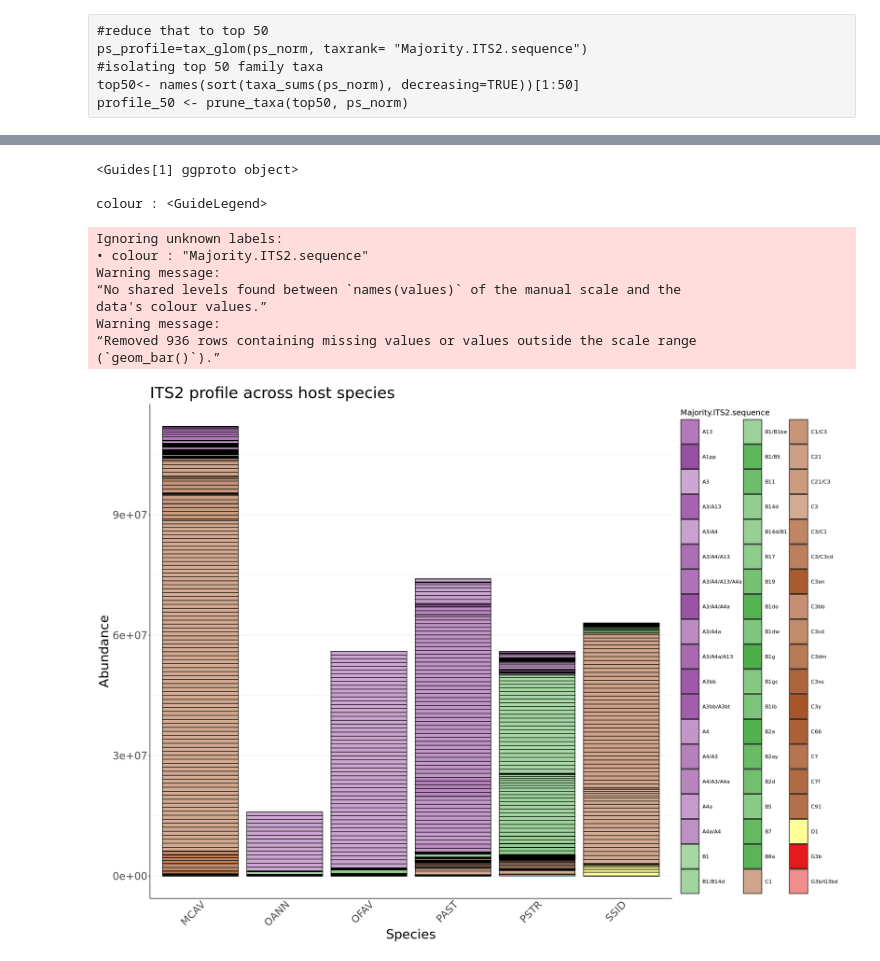
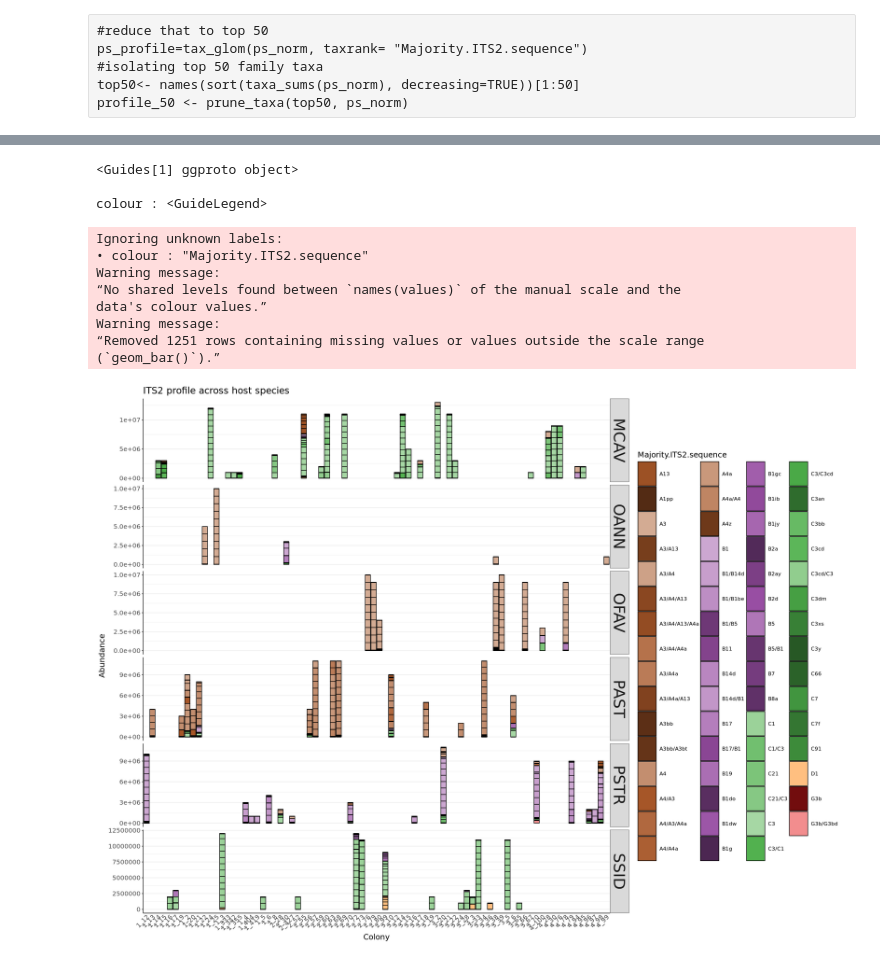
Before and after one commit to cdesouza02/BEL_16S_ITS2, a Jupyter notebook: BEL_ITS2_outputs/physeq_taxa_ITS2.ipynb, the cells around one changed output, grey strips where cells are left out. Drawn from its saved outputs; the diff is of its cells as text; code cells hidden in the pictures.

```diff
--- a/BEL_ITS2_outputs/physeq_taxa_ITS2.ipynb
+++ b/BEL_ITS2_outputs/physeq_taxa_ITS2.ipynb
@@ -632,38 +680,39 @@ head(names(profile_colors), 20)
 # %%
-profile <- plot_bar(ps_norm, x = "Species", fill = "Majority.ITS2.sequence") +
+col_profile <- plot_bar(ps_norm, x = "colony", fill = "Majority.ITS2.sequence") +
+facet_wrap(Species ~., strip.position = "right",  ncol = 1, scales = "free_y") + # Set desired font size
   labs(title = "ITS2 profile across host species",
-       x = "Species",
+       x = "Colony",
        y = "Abundance",
        color = "Majority.ITS2.sequence") +
   scale_fill_manual(values = profile_colors, drop = TRUE) +
   scale_color_manual(values = profile_colors, drop = TRUE) +
   theme_bw() +
-  theme(
+  theme(strip.text = element_text(size = 30), #facet text size
     legend.position = "right",
     legend.title = element_text(size = 15),
   legend.text = element_text(size = 10),
 legend.key.width = unit(1.3, "cm"),     # make the legend keys wider
   legend.key.height = unit(1.7, "cm"),   # make them taller
     panel.border = element_blank(),
     panel.grid.major.x = element_blank(),
     panel.grid.minor.x = element_blank(),
     axis.ticks.x = element_blank(),
     axis.line = element_line(color = "black"),
     axis.text.x = element_text(angle = 45, vjust = 1, hjust = 1),
-    text = element_text(size = 25)
+    text = element_text(size = 15)
   )
 guides(color = guide_legend(override.aes = list(size = 6)))
-profile
+col_profile
 # %% [output]
 <Guides[1] ggproto object>
 
 colour : <GuideLegend>
 Ignoring unknown labels:
 • colour : "Majority.ITS2.sequence"
 Warning message:
 “No shared levels found between `names(values)` of the manual scale and the
 data's colour values.”
 Warning message:
-“Removed 936 rows containing missing values or values outside the scale range
+“Removed 1251 rows containing missing values or values outside the scale range
 (`geom_bar()`).”
-[figure, old version]
+[figure, new version]
```
Also changed, not shown: parts of 10 cells of this notebook, 1 other file.
